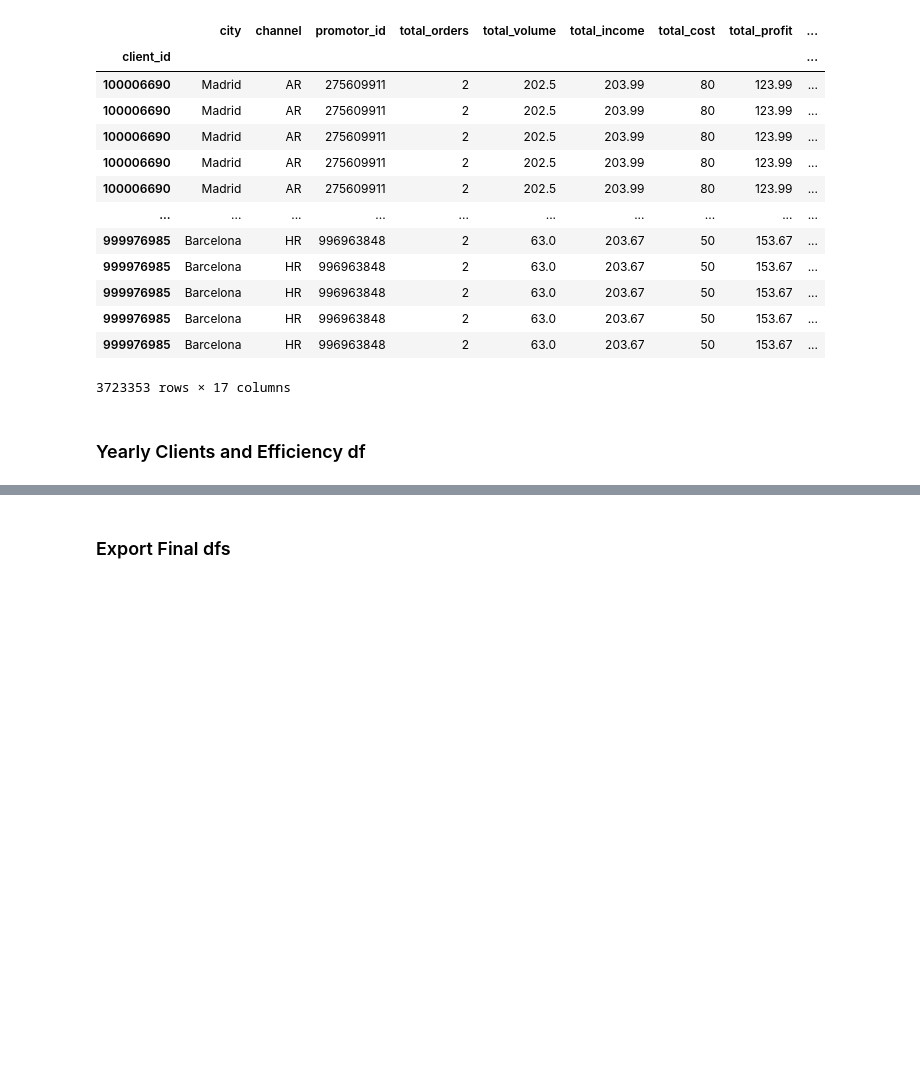
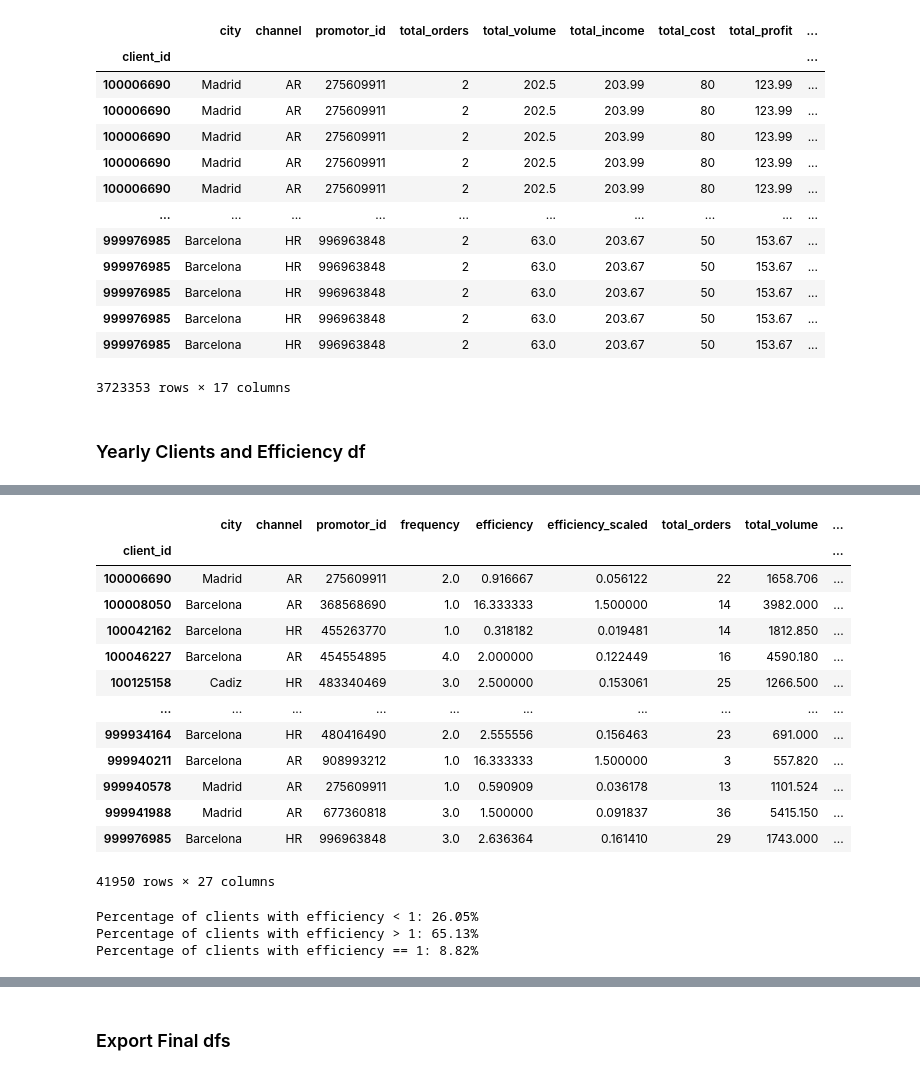
Before and after one commit to adriansotomora/capstone_project, a Jupyter notebook: scripts/preprocessing.ipynb, the cells around one changed output, grey strips where cells are left out. Drawn from its saved outputs; the diff is of its cells as text; code cells hidden in the pictures; blank space fills up the shorter version.

Commit message:
Final efficiency tweaks

```diff
--- a/scripts/preprocessing.ipynb
+++ b/scripts/preprocessing.ipynb
@@ -318,0 +295,59 @@ clients
+# %%
+low_ticket_threshold = 80
+
+#Defining a function to pick the quadrant label
+def assign_quadrant(row):
+    high_ticket   = row['median_ticket'] >= low_ticket_threshold
+    efficient    = row['efficiency'] >= 1
+    if   high_ticket and efficient:    return 'HighTicket_Efficient'
+    elif not high_ticket and efficient: return 'LowTicket_Efficient'
+    elif high_ticket and not efficient: return 'HighTicket_Inefficient'
+    else:                              return 'LowTicket_Inefficient'
+
+clients['class'] = clients.apply(assign_quadrant, axis=1)
+
+#Compute per-month averages and gap
+clients['zero_visit_flag'] = clients['median_promotor_visits'] == 0
+clients['avg_orders_per_month'] = clients['total_orders'] / 12
+clients['avg_visits_per_month'] = clients['total_promotor_visits'] / 12
+clients['visit_order_gap'] = clients['avg_visits_per_month'] - clients['avg_orders_per_month']
+
+#Direct inefficiency cost
+clients['inefficiency_cost'] = clients['visit_order_gap'] * 15
+
+#Profit per visit & opportunity cost
+clients['profit_per_visit'] = clients.apply(
+    lambda r: r['total_profit'] / r['total_promotor_visits'] if r['total_promotor_visits'] > 0 else 0,
+    axis=1
+)
+clients['opportunity_cost'] = clients['visit_order_gap'] * clients['profit_per_visit']
+
+clients
+# %% [output]
+|  | city | channel | promotor_id | frequency | efficiency | efficiency_scaled | total_orders | total_volume | ... |
+| client_id |  |  |  |  |  |  |  |  | ... |
+| 100006690 | Madrid | AR | 275609911 | 2.0 | 0.916667 | 0.056122 | 22 | 1658.706 | ... |
+| 100008050 | Barcelona | AR | 368568690 | 1.0 | 16.333333 | 1.500000 | 14 | 3982.000 | ... |
+| 100042162 | Barcelona | HR | 455263770 | 1.0 | 0.318182 | 0.019481 | 14 | 1812.850 | ... |
+| 100046227 | Barcelona | AR | 454554895 | 4.0 | 2.000000 | 0.122449 | 16 | 4590.180 | ... |
+| 100125158 | Cadiz | HR | 483340469 | 3.0 | 2.500000 | 0.153061 | 25 | 1266.500 | ... |
+| ... | ... | ... | ... | ... | ... | ... | ... | ... | ... |
+| 999934164 | Barcelona | HR | 480416490 | 2.0 | 2.555556 | 0.156463 | 23 | 691.000 | ... |
+| 999940211 | Barcelona | AR | 908993212 | 1.0 | 16.333333 | 1.500000 | 3 | 557.820 | ... |
+| 999940578 | Madrid | AR | 275609911 | 1.0 | 0.590909 | 0.036178 | 13 | 1101.524 | ... |
+| 999941988 | Madrid | AR | 677360818 | 3.0 | 1.500000 | 0.091837 | 36 | 5415.150 | ... |
+| 999976985 | Barcelona | HR | 996963848 | 3.0 | 2.636364 | 0.161410 | 29 | 1743.000 | ... |
+41950 rows × 27 columns
+# %%
+percentage = len(clients[clients['efficiency'] < 1]) / len(clients) * 100
+print(f"Percentage of clients with efficiency < 1: {percentage:.2f}%")
+
+percentage = len(clients[clients['efficiency'] > 1]) / len(clients) * 100
+print(f"Percentage of clients with efficiency > 1: {percentage:.2f}%")
+
+percentage = len(clients[clients['efficiency'] == 1]) / len(clients) * 100
+print(f"Percentage of clients with efficiency == 1: {percentage:.2f}%")
+# %% [output]
+Percentage of clients with efficiency < 1: 26.05%
+Percentage of clients with efficiency > 1: 65.13%
+Percentage of clients with efficiency == 1: 8.82%
```
Also changed, not shown: parts of 2 cells of this notebook, 3 other files.
